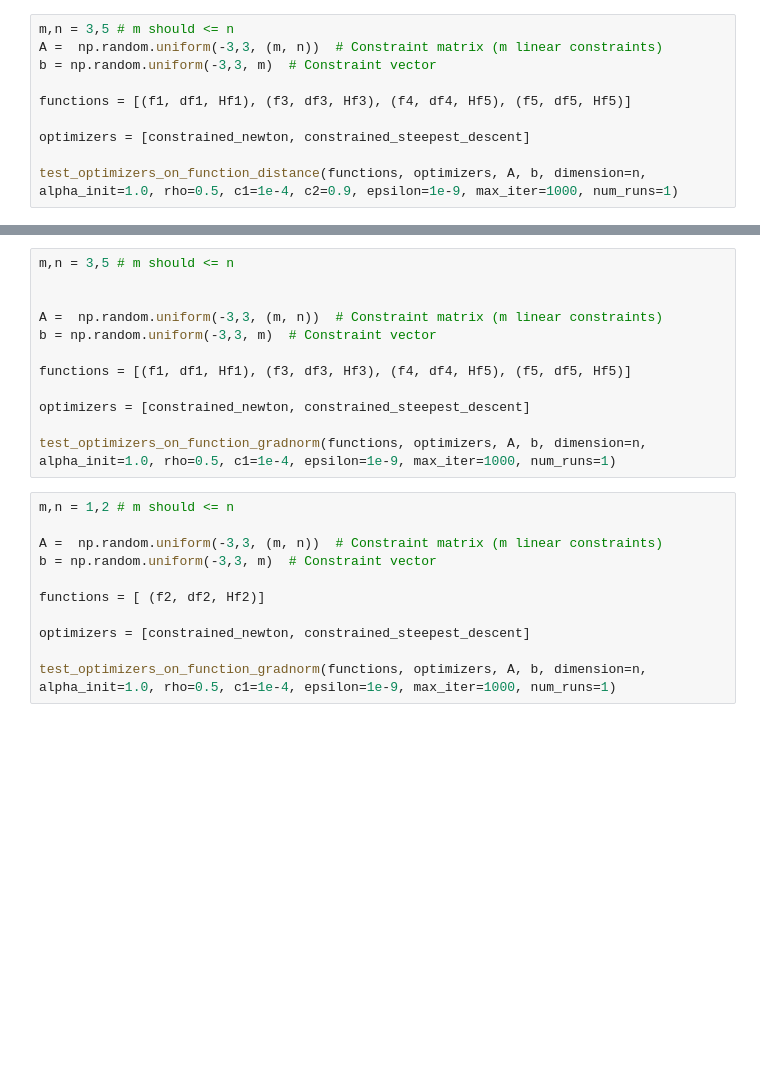
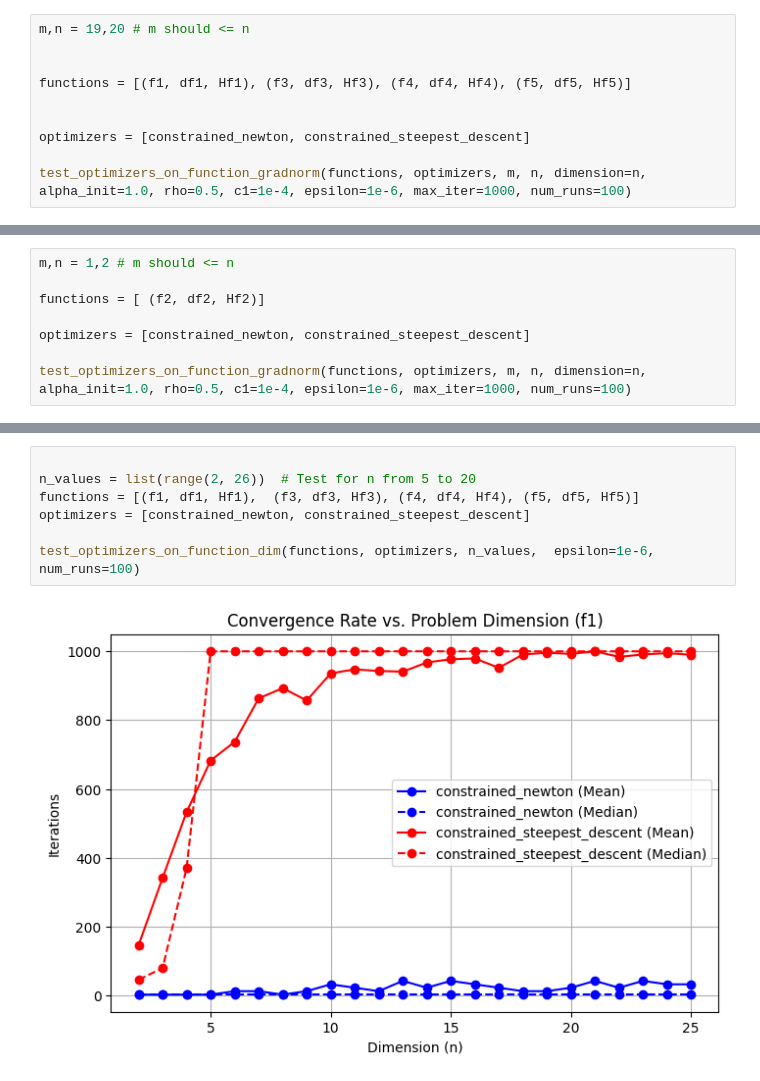
Before and after one commit to mVigholt/NO, a Jupyter notebook: Week 5/Assignment_5_v3.ipynb, the cells around one changed output, grey strips where cells are left out. Drawn from its saved outputs; the diff is of its cells as text; blank space fills up the shorter version.

```diff
--- a/Week 5/Assignment_5_v3.ipynb
+++ b/Week 5/Assignment_5_v3.ipynb
@@ -151,12 +180,12 @@ def test_optimizers_on_function_distance(functions, optimizers, A, b, dimension,
         plt.legend()
         plt.show()
 # %%
-m,n = 3,5 # m should <= n
-A =  np.random.uniform(-3,3, (m, n))  # Constraint matrix (m linear constraints)
-b = np.random.uniform(-3,3, m)  # Constraint vector
+m,n = 19,20 # m should <= n
 
-functions = [(f1, df1, Hf1), (f3, df3, Hf3), (f4, df4, Hf5), (f5, df5, Hf5)]
+
+functions = [(f1, df1, Hf1), (f3, df3, Hf3), (f4, df4, Hf4), (f5, df5, Hf5)]
+
 
 optimizers = [constrained_newton, constrained_steepest_descent]
 
-test_optimizers_on_function_distance(functions, optimizers, A, b, dimension=n, alpha_init=1.0, rho=0.5, c1=1e-4, c2=0.9, epsilon=1e-9, max_iter=1000, num_runs=1)
+test_optimizers_on_function_gradnorm(functions, optimizers, m, n, dimension=n, alpha_init=1.0, rho=0.5, c1=1e-4, epsilon=1e-6, max_iter=1000, num_runs=100)
@@ -162,0 +197,8 @@ test_optimizers_on_function_distance(functions, optimizers, A, b, dimension=n, a
+# %%
+m,n = 1,2 # m should <= n
+
+functions = [ (f2, df2, Hf2)]
+
+optimizers = [constrained_newton, constrained_steepest_descent]
+
+test_optimizers_on_function_gradnorm(functions, optimizers, m, n, dimension=n, alpha_init=1.0, rho=0.5, c1=1e-4, epsilon=1e-6, max_iter=1000, num_runs=100)
@@ -208,26 +265,12 @@ def test_optimizers_on_function_gradnorm(functions, optimizers, A, b, dimension,
         plt.grid()
         plt.legend()
         plt.show()
-# %%
-m,n = 3,5 # m should <= n
-
-
-A =  np.random.uniform(-3,3, (m, n))  # Constraint matrix (m linear constraints)
-b = np.random.uniform(-3,3, m)  # Constraint vector
-
-functions = [(f1, df1, Hf1), (f3, df3, Hf3), (f4, df4, Hf5), (f5, df5, Hf5)]
-
-optimizers = [constrained_newton, constrained_steepest_descent]
-
-test_optimizers_on_function_gradnorm(functions, optimizers, A, b, dimension=n, alpha_init=1.0, rho=0.5, c1=1e-4, epsilon=1e-9, max_iter=1000, num_runs=1)
-# %%
-m,n = 1,2 # m should <= n
-
-A =  np.random.uniform(-3,3, (m, n))  # Constraint matrix (m linear constraints)
-b = np.random.uniform(-3,3, m)  # Constraint vector
-
-functions = [ (f2, df2, Hf2)]
-
-optimizers = [constrained_newton, constrained_steepest_descent]
-
-test_optimizers_on_function_gradnorm(functions, optimizers, A, b, dimension=n, alpha_init=1.0, rho=0.5, c1=1e-4, epsilon=1e-9, max_iter=1000, num_runs=1)
+# %%
+
+n_values = list(range(2, 26))  # Test for n from 5 to 20
+functions = [(f1, df1, Hf1),  (f3, df3, Hf3), (f4, df4, Hf4), (f5, df5, Hf5)]
+optimizers = [constrained_newton, constrained_steepest_descent]
+
+test_optimizers_on_function_dim(functions, optimizers, n_values,  epsilon=1e-6, num_runs=100)
+# %% [output]
+[figure, added]
```
Also changed, not shown: parts of 6 cells of this notebook.
